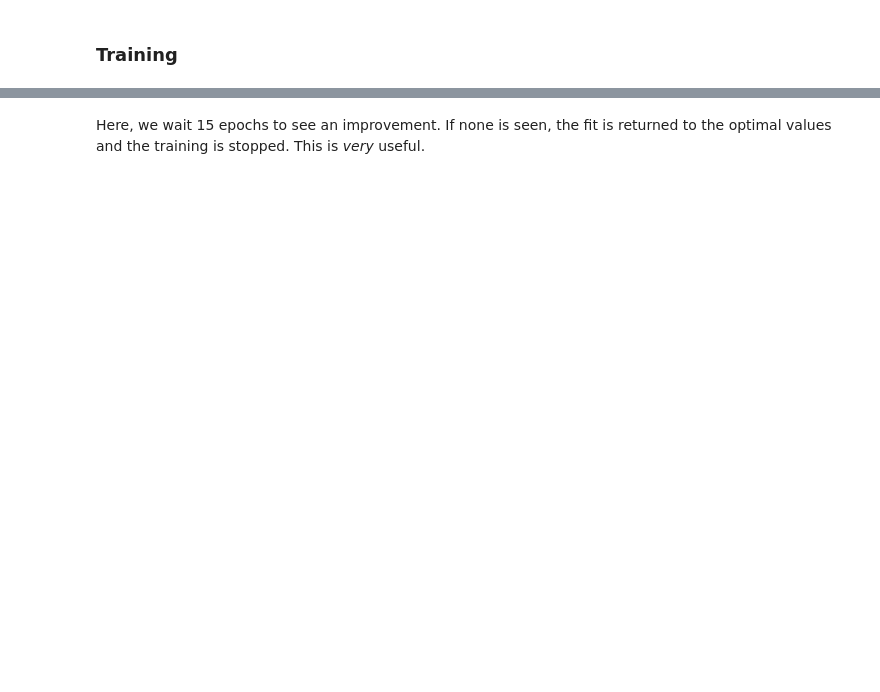
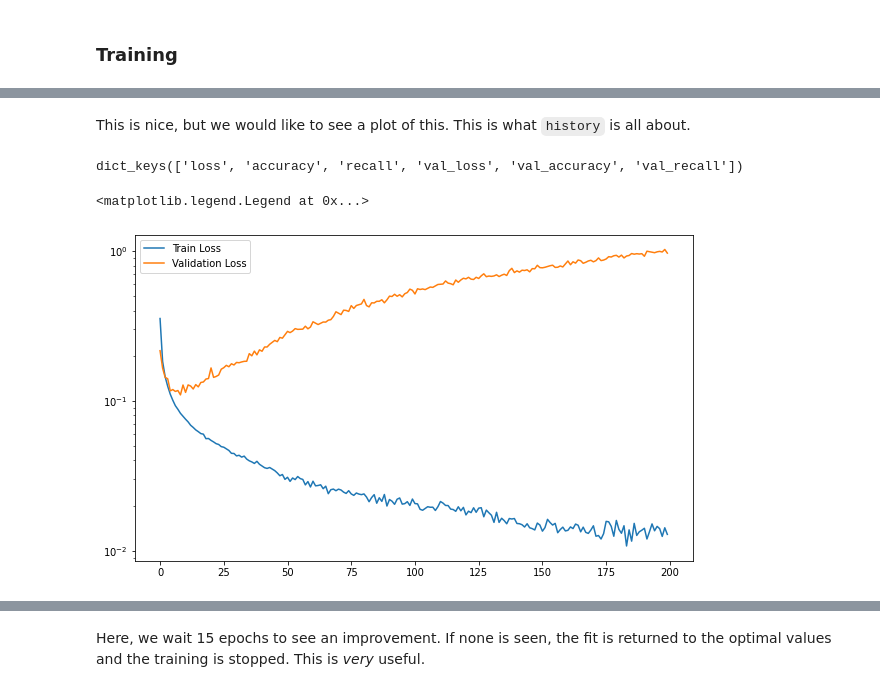
Before and after one commit to naikymen/ML_UNSAM, a Jupyter notebook: 15_ANNs_part1.ipynb, the cells around one changed output, grey strips where cells are left out. Saved outputs shown, nothing was run; the diff lists cells and outputs as text; code cells hidden in the pictures; blank space fills up the shorter version.

```diff
--- a/15_ANNs_part1.ipynb
+++ b/15_ANNs_part1.ipynb
@@ -142,5 +241,5 @@ The first thing we do is convert the class labels to 1-of-K encoding. For that w
 # %%
 from keras.utils import to_categorical
 t_train_ohe = keras.utils.to_categorical(t_train)
-t_test_ohe = keras.utils.to_categorical(t_test)
+t_val_ohe = keras.utils.to_categorical(t_val)
 print(t_train_ohe[:3], t_train[:3])
@@ -148,10 +251,10 @@ print(t_train_ohe[:3], t_train[:3])
 Next, we normalise the images. We bring the pixel scale, originally between 0 and 255 to the interval [0, 1).
 # %%
 print(X_train.min(), X_train.max())
-print(X_test.min(), X_test.max())
+print(X_val.min(), X_val.max())
 
 X_train = X_train/255.0
-X_test = X_test/255.0
+X_val = X_val/255.0
 
 print(X_train.min(), X_train.max())
-print(X_test.min(), X_test.max())
+print(X_val.min(), X_val.max())
@@ -193,12 +309,18 @@ Good. Let's implement a similar network, but much larger!
 # %%
-model = keras.models.Sequential()
+def define_model():
 
-# Input layer
-model.add(keras.layers.Flatten(input_shape=(28,28)))
+    model = keras.models.Sequential()
 
-# Twi hidden layers with 32 units each
-model.add(keras.layers.Dense(32, activation='relu'))
-model.add(keras.layers.Dense(32, activation='relu'))
+    # Input layer
+    model.add(keras.layers.Flatten(input_shape=(28,28)))
 
-# Output layer. As this is a multi-class classification problem, use K (here 10) units.
-model.add(keras.layers.Dense(10, activation='softmax'))
+    # Two hidden layers with 32 units each
+    model.add(keras.layers.Dense(32, activation='relu'))
+    model.add(keras.layers.Dense(32, activation='relu'))
+
+    # Output layer. As this is a multi-class classification problem, use K (here 10) units.
+    model.add(keras.layers.Dense(10, activation='softmax'))
+
+    return model
+
+model = define_model()
@@ -221,0 +387,3 @@ model.summary()
+# %%
+history = model.fit(epochs=200, batch_size=32, x=X_train, y=t_train_ohe, validation_data=(X_val, t_val_ohe), )
+#                     callbacks=[early,])
@@ -221,0 +408,14 @@ model.summary()
+# %% [markdown]
+This is nice, but we would like to see a plot of this. This is what `history` is all about.
+# %%
+history.history.keys()
+# %% [output]
+dict_keys(['loss', 'accuracy', 'recall', 'val_loss', 'val_accuracy', 'val_recall'])
+# %%
+plt.figure(figsize=(10, 6))
+plt.semilogy(history.history['loss'], label='Train Loss')
+plt.semilogy(history.history['val_loss'], label='Validation Loss')
+plt.legend(loc=0)
+# %% [output]
+<matplotlib.legend.Legend at 0x...>
+[figure, added]
```
Also changed, not shown: parts of 63 cells of this notebook.
